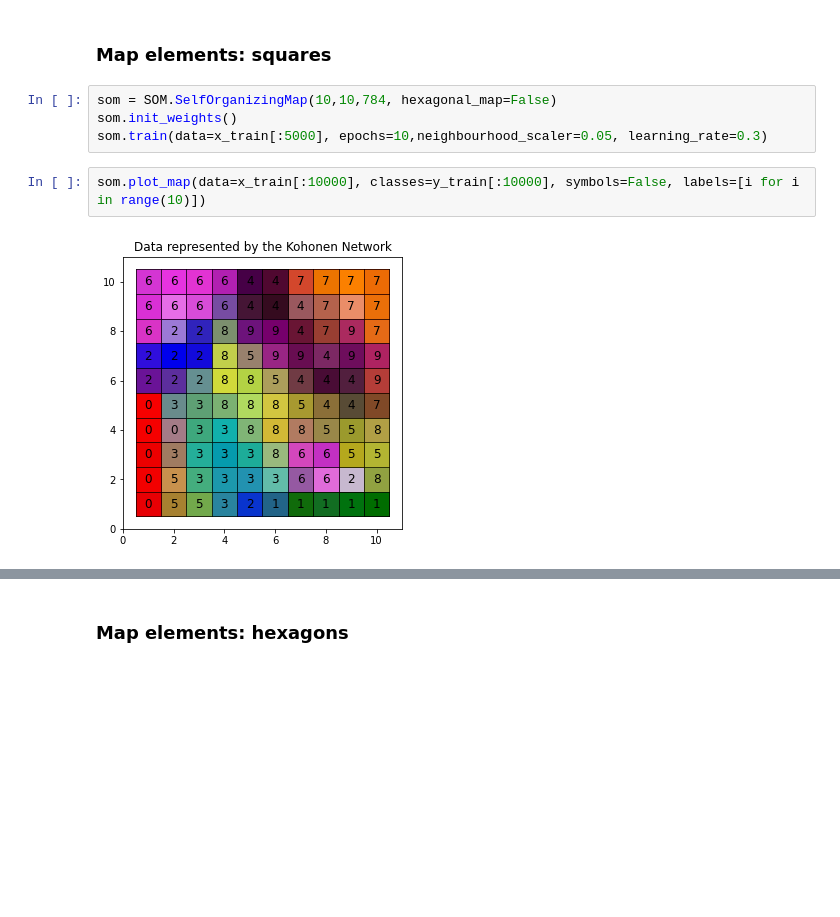
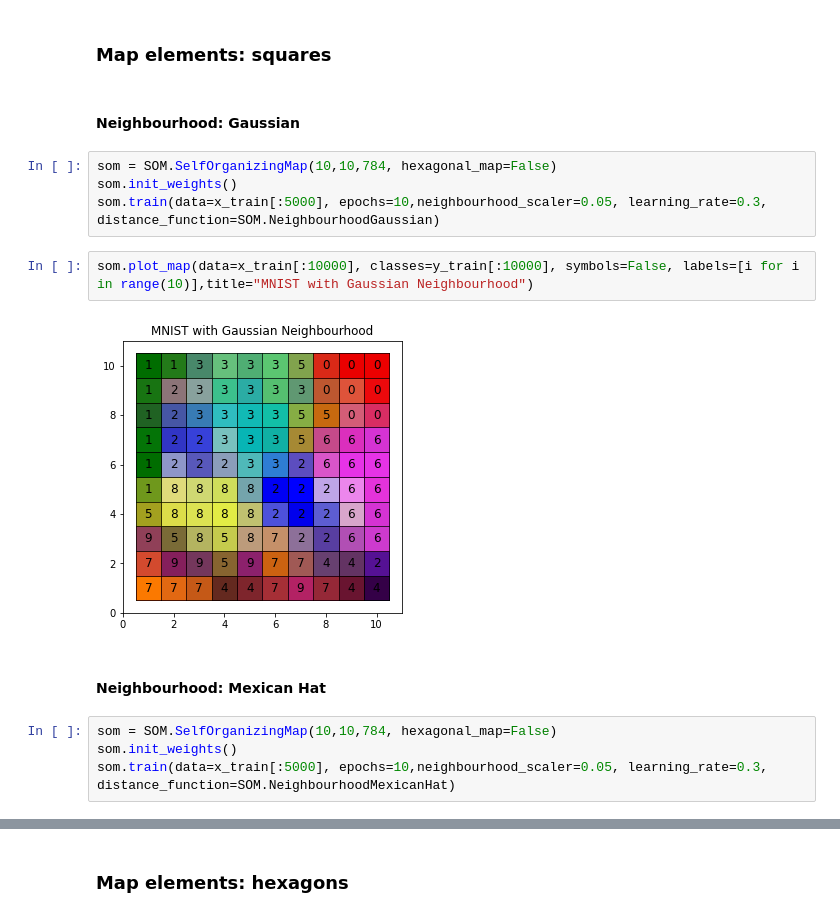
Before and after one commit to mstaczek/miowad, a Jupyter notebook: SOM/lab2.ipynb, the cells around one changed output, grey strips where cells are left out. Drawn from its saved outputs; the diff is of its cells as text; blank space fills up the shorter version.

Commit message:
KOH2 lab2 check mexican hat

```diff
--- a/SOM/lab2.ipynb
+++ b/SOM/lab2.ipynb
@@ -63,11 +63,19 @@ plt.show()
 [figure]
 # %% [markdown]
 ### Map elements: squares
+# %% [markdown]
+#### Neighbourhood: Gaussian
 # %%
 som = SOM.SelfOrganizingMap(10,10,784, hexagonal_map=False)
 som.init_weights()
-som.train(data=x_train[:5000], epochs=10,neighbourhood_scaler=0.05, learning_rate=0.3)
+som.train(data=x_train[:5000], epochs=10,neighbourhood_scaler=0.05, learning_rate=0.3, distance_function=SOM.NeighbourhoodGaussian)
 # %%
-som.plot_map(data=x_train[:10000], classes=y_train[:10000], symbols=False, labels=[i for i in range(10)])
+som.plot_map(data=x_train[:10000], classes=y_train[:10000], symbols=False, labels=[i for i in range(10)],title="MNIST with Gaussian Neighbourhood")
 # %% [output]
-[figure, old version]
+[figure, new version]
+# %% [markdown]
+#### Neighbourhood: Mexican Hat
+# %%
+som = SOM.SelfOrganizingMap(10,10,784, hexagonal_map=False)
+som.init_weights()
+som.train(data=x_train[:5000], epochs=10,neighbourhood_scaler=0.05, learning_rate=0.3, distance_function=SOM.NeighbourhoodMexicanHat)
```
Also changed, not shown: parts of 20 cells of this notebook.
